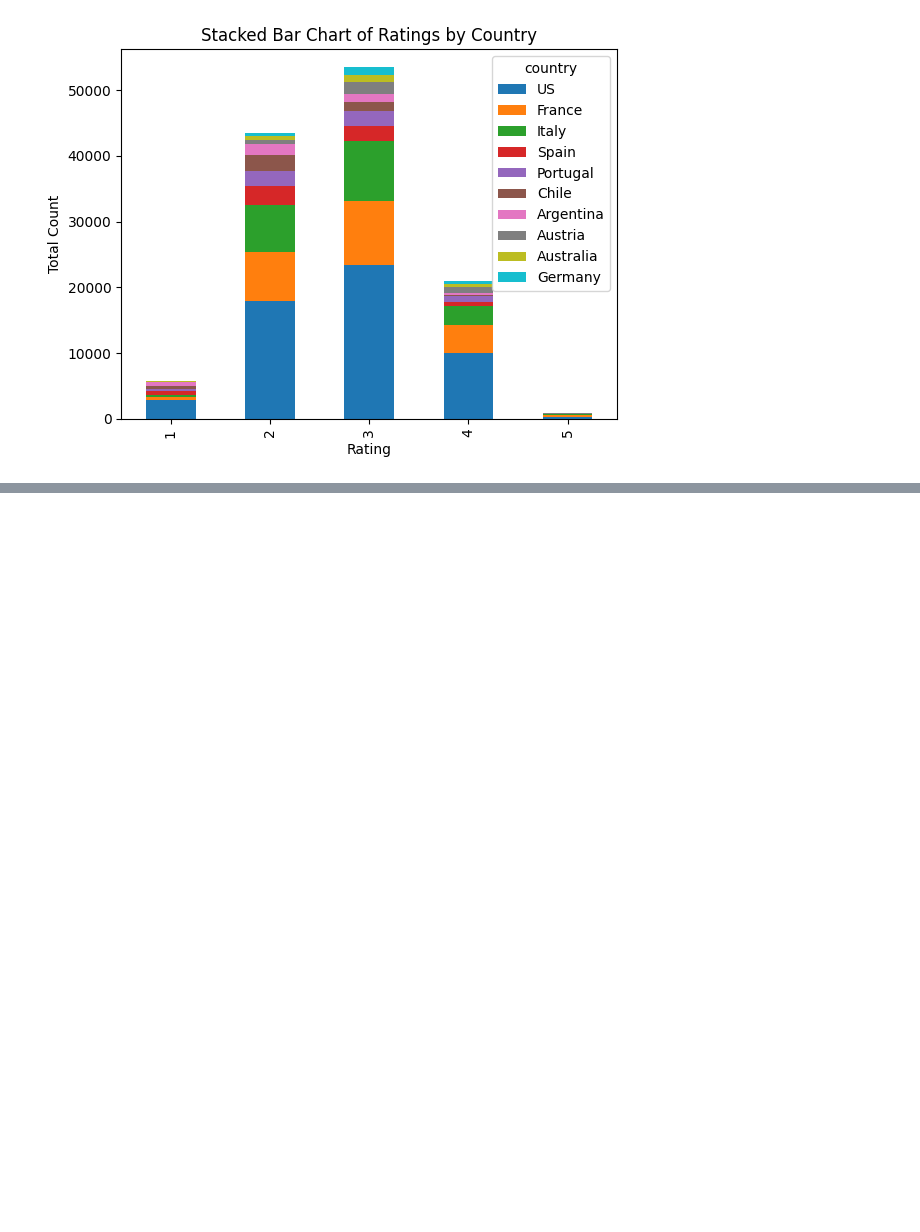
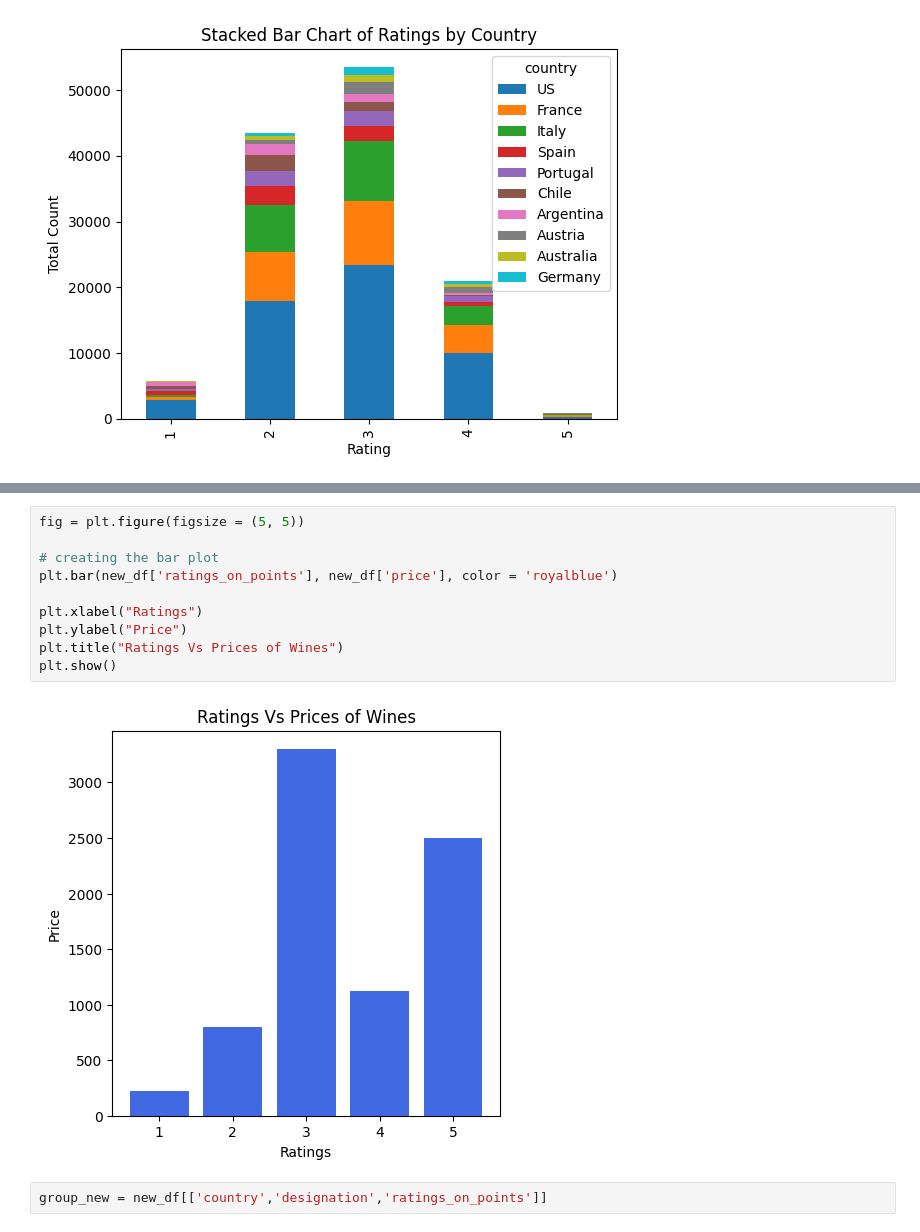
Before and after one commit to janmejoykar1807/KagglePracticeProject, a Jupyter notebook: Wine_Enthusiasts.ipynb, the cells around one changed output, grey strips where cells are left out. Drawn from its saved outputs; the diff is of its cells as text; blank space fills up the shorter version.

```diff
--- a/Wine_Enthusiasts.ipynb
+++ b/Wine_Enthusiasts.ipynb
@@ -491,0 +514,14 @@ plt.show()
+# %%
+fig = plt.figure(figsize = (5, 5))
+
+# creating the bar plot
+plt.bar(new_df['ratings_on_points'], new_df['price'], color = 'royalblue')
+
+plt.xlabel("Ratings")
+plt.ylabel("Price")
+plt.title("Ratings Vs Prices of Wines")
+plt.show()
+# %% [output]
+[figure, added]
+# %%
+group_new = new_df[['country','designation','ratings_on_points']]
```
Also changed, not shown: parts of 11 cells of this notebook.
